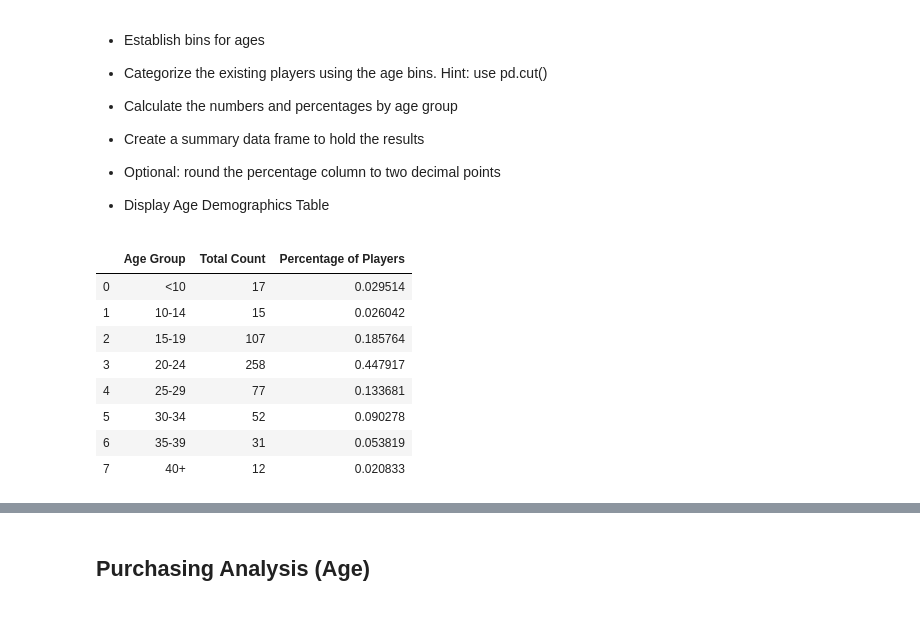
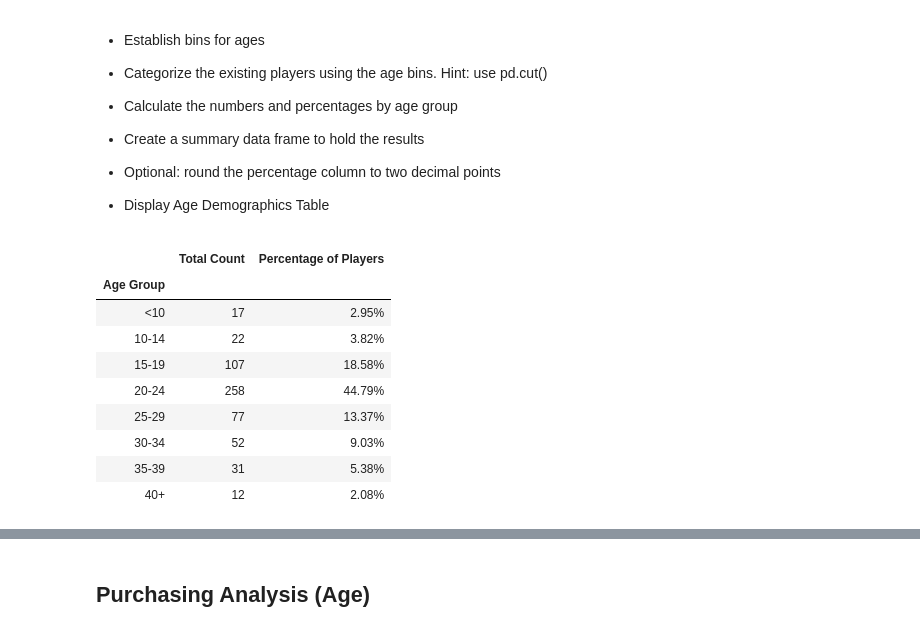
Before and after one commit to linmck/pandas-challenge, a Jupyter notebook: HeroesOfPymoli/HeroesOfPymoli_starter.ipynb, the cells around one changed output, grey strips where cells are left out. Saved outputs shown, nothing was run; the diff lists cells and outputs as text; code cells hidden in the pictures.

```diff
--- a/HeroesOfPymoli/HeroesOfPymoli_starter.ipynb
+++ b/HeroesOfPymoli/HeroesOfPymoli_starter.ipynb
@@ -200,7 +199,7 @@ gender_purchase_summary.head()
 * Display Age Demographics Table
 # %%
 # Create the age bins
-bins = [7, 10, 14, 19, 24, 29, 34, 39, 45]
+bins = [0, 9, 14, 19, 24, 29, 34, 39, 45]
 
 # Create the names for the age bins
 age_groups = ['<10', '10-14', '15-19', '20-24', '25-29', '30-34', '35-39', '40+']
@@ -208,52 +207,57 @@ age_groups = ['<10', '10-14', '15-19', '20-24', '25-29', '30-34', '35-39', '40+'
 #Add age group to deduped dataframe
 deduped['Age Group'] = pd.cut(deduped['Age'], bins, labels=age_groups)
 
-#Group by age groups
+#Add age group to purchase data dataframe
+purchase_data['Age Group'] = pd.cut(purchase_data['Age'], bins, labels=age_groups)
+
+#Group deduped df by age groups
 age_group_group = deduped.groupby('Age Group')
 
 #Find the counts of each Gender
 age_group_counts = age_group_group['Age Group'].count()
 age_count_1 = age_group_counts["<10"]
 age_count_2 = age_group_counts["10-14"]
 age_count_3 = age_group_counts["15-19"]
 age_count_4 = age_group_counts["20-24"]
 age_count_5 = age_group_counts["25-29"]
 age_count_6 = age_group_counts["30-34"]
 age_count_7 = age_group_counts["35-39"]
 age_count_8 = age_group_counts["40+"]
 
 #Calculate the percentage of each age group
 prct_age_1 = age_count_1 / tot_players
 prct_age_2 = age_count_2 / tot_players
 prct_age_3 = age_count_3 / tot_players
 prct_age_4 = age_count_4 / tot_players
 prct_age_5 = age_count_5 / tot_players
 prct_age_6 = age_count_6 / tot_players
 prct_age_7 = age_count_7 / tot_players
 prct_age_8 = age_count_8 / tot_players
 
 #Create list for dataframe
-age_data = [['<10', age_count_1, prct_age_1],
-            ['10-14', age_count_2, prct_age_2],
-            ['15-19', age_count_3, prct_age_3],
-            ['20-24', age_count_4, prct_age_4],
-            ['25-29', age_count_5, prct_age_5],
-            ['30-34', age_count_6, prct_age_6],
-            ['35-39', age_count_7, prct_age_7],
-            ['40+', age_count_8, prct_age_8]]
+age_data = [['<10', age_count_1, '{:,.2%}'.format(prct_age_1)],
+            ['10-14', age_count_2, '{:,.2%}'.format(prct_age_2)],
+            ['15-19', age_count_3, '{:,.2%}'.format(prct_age_3)],
+            ['20-24', age_count_4, '{:,.2%}'.format(prct_age_4)],
+            ['25-29', age_count_5, '{:,.2%}'.format(prct_age_5)],
+            ['30-34', age_count_6, '{:,.2%}'.format(prct_age_6)],
+            ['35-39', age_count_7, '{:,.2%}'.format(prct_age_7)],
+            ['40+', age_count_8, '{:,.2%}'.format(prct_age_8)]]
 
 #Create gender summary dataframe
 age_user_summary = pd.DataFrame(age_data, columns = ['Age Group', 'Total Count', 'Percentage of Players'])
+age_user_summary = age_user_summary.set_index('Age Group')
 
 #Print gender summary
 age_user_summary
 # %% [output]
-|  | Age Group | Total Count | Percentage of Players |
-| 0 | <10 | 17 | 0.029514 |
-| 1 | 10-14 | 15 | 0.026042 |
-| 2 | 15-19 | 107 | 0.185764 |
-| 3 | 20-24 | 258 | 0.447917 |
-| 4 | 25-29 | 77 | 0.133681 |
-| 5 | 30-34 | 52 | 0.090278 |
-| 6 | 35-39 | 31 | 0.053819 |
-| 7 | 40+ | 12 | 0.020833 |
+|  | Total Count | Percentage of Players |
+| Age Group |  |  |
+| <10 | 17 | 2.95% |
+| 10-14 | 22 | 3.82% |
+| 15-19 | 107 | 18.58% |
+| 20-24 | 258 | 44.79% |
+| 25-29 | 77 | 13.37% |
+| 30-34 | 52 | 9.03% |
+| 35-39 | 31 | 5.38% |
+| 40+ | 12 | 2.08% |
```
Also changed, not shown: parts of 14 cells of this notebook.
